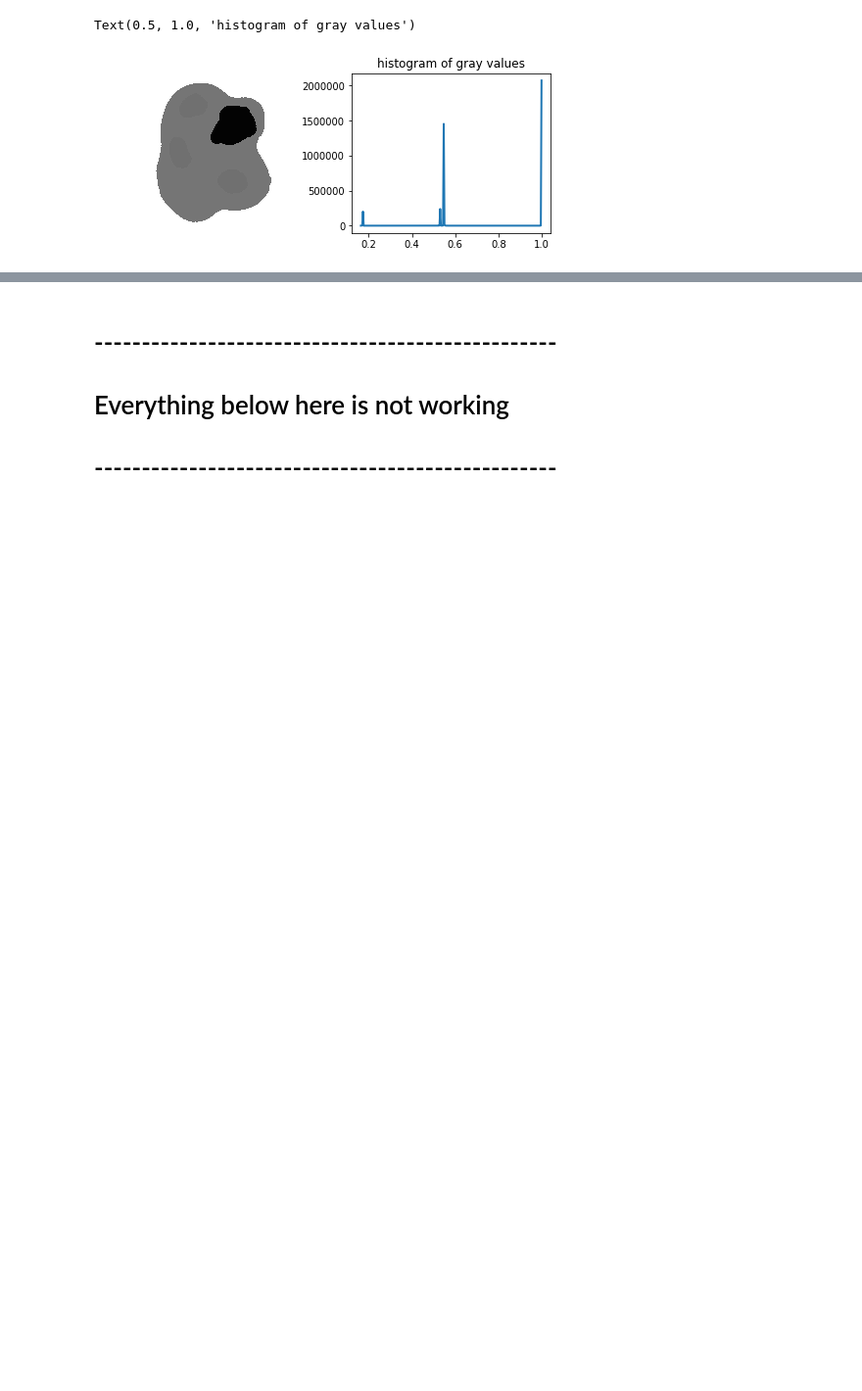
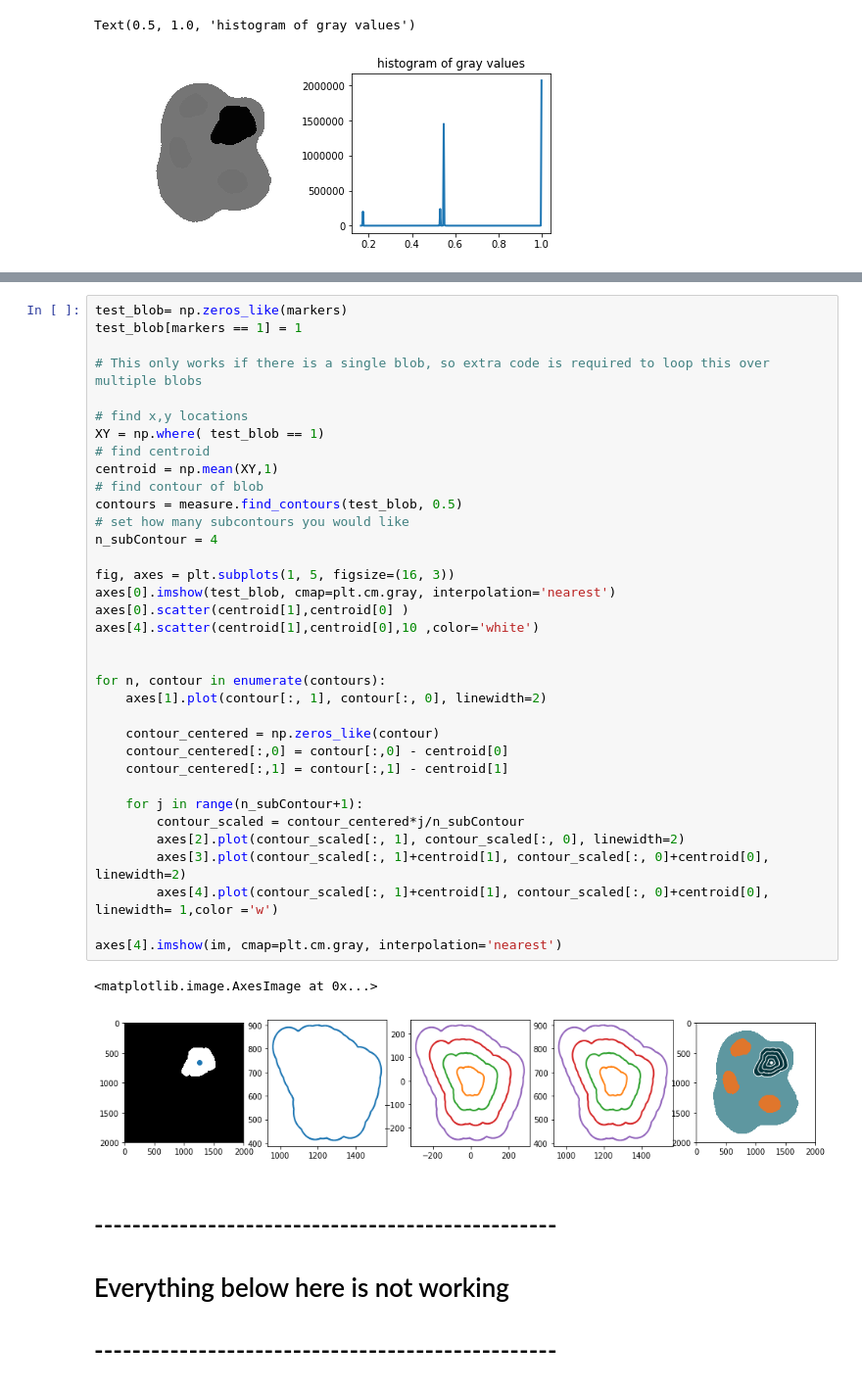
Before and after one commit to tlmohren/python320kincaid, a Jupyter notebook: exercise_image_segmentation/image_segmentation_TM.ipynb, the cells around one changed output, grey strips where cells are left out. Shown at 98% size. Saved outputs shown, nothing was run; the diff lists cells and outputs as text; blank space fills up the shorter version.

```diff
--- a/exercise_image_segmentation/image_segmentation_TM.ipynb
+++ b/exercise_image_segmentation/image_segmentation_TM.ipynb
@@ -53,4 +54,42 @@ fig.suptitle('Separated in different thresholds')
 [figure]
+# %%
+test_blob= np.zeros_like(markers)
+test_blob[markers == 1] = 1
+
+# This only works if there is a single blob, so extra code is required to loop this over multiple blobs
+
+# find x,y locations
+XY = np.where( test_blob == 1)
+# find centroid
+centroid = np.mean(XY,1)
+# find contour of blob
+contours = measure.find_contours(test_blob, 0.5)
+# set how many subcontours you would like
+n_subContour = 4
+
+fig, axes = plt.subplots(1, 5, figsize=(16, 3))
+axes[0].imshow(test_blob, cmap=plt.cm.gray, interpolation='nearest')
+axes[0].scatter(centroid[1],centroid[0] )
+axes[4].scatter(centroid[1],centroid[0],10 ,color='white')
+
+
+for n, contour in enumerate(contours):
+    axes[1].plot(contour[:, 1], contour[:, 0], linewidth=2)
+
+    contour_centered = np.zeros_like(contour)
+    contour_centered[:,0] = contour[:,0] - centroid[0]
+    contour_centered[:,1] = contour[:,1] - centroid[1]
+
+    for j in range(n_subContour+1):
+        contour_scaled = contour_centered*j/n_subContour
+        axes[2].plot(contour_scaled[:, 1], contour_scaled[:, 0], linewidth=2)
+        axes[3].plot(contour_scaled[:, 1]+centroid[1], contour_scaled[:, 0]+centroid[0], linewidth=2)
+        axes[4].plot(contour_scaled[:, 1]+centroid[1], contour_scaled[:, 0]+centroid[0], linewidth= 1,color ='w')
+
+axes[4].imshow(im, cmap=plt.cm.gray, interpolation='nearest')
+# %% [output]
+<matplotlib.image.AxesImage at 0x...>
+[figure, added]
 # %% [markdown]
 
 # -------------------------------------------------
```
Also changed, not shown: parts of 4 cells of this notebook.
